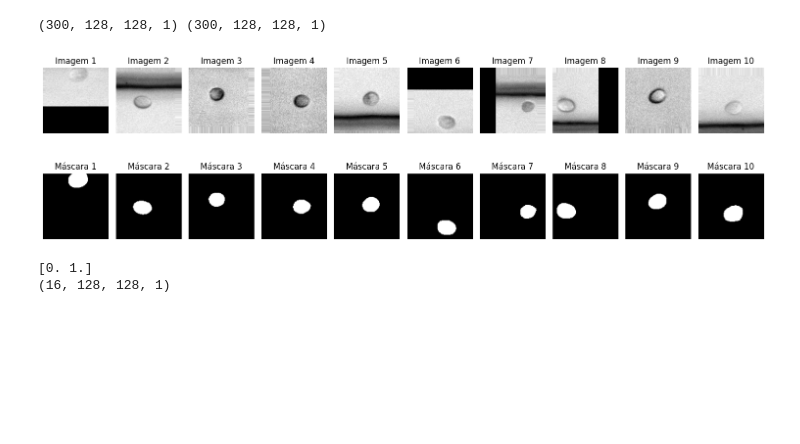
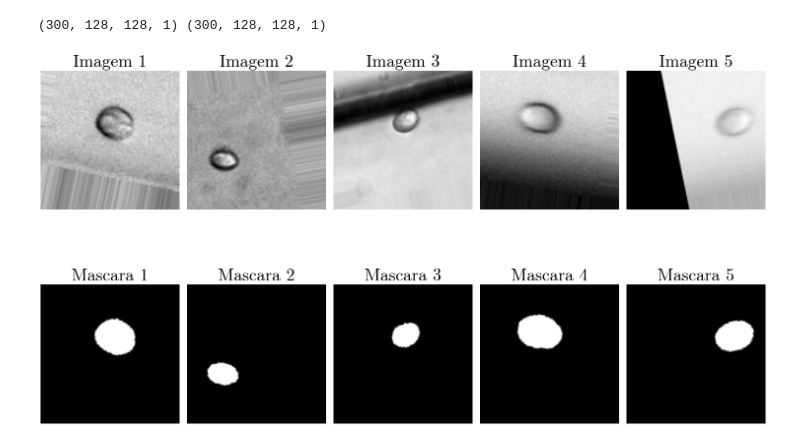
Before and after one commit to walacevale/Portfolio, a Jupyter notebook: Cell_Segmentation/src/create_model(home).ipynb, the cells around one changed output. Saved outputs shown, nothing was run; the diff lists cells and outputs as text; code cells hidden in the pictures; blank space fills up the shorter version.

```diff
--- a/Cell_Segmentation/src/create_model(home).ipynb
+++ b/Cell_Segmentation/src/create_model(home).ipynb
@@ -5,8 +5,10 @@ import matplotlib.pyplot as plt
 from tensorflow.keras.preprocessing.image import ImageDataGenerator
 from tensorflow.keras.optimizers import Adam, SGD, RMSprop, Adagrad
 from tensorflow.keras.callbacks import ReduceLROnPlateau, EarlyStopping
+from tensorflow.keras import mixed_precision
 
-from tensorflow.keras import mixed_precision
+plt.style.use('Style_graph.mplstyle')
+plt.rcParams['text.usetex'] = False
 
 policy = mixed_precision.Policy('float32')
 mixed_precision.set_global_policy(policy)
@@ -30,9 +32,9 @@ print(x_test.shape, y_test.shape)
 (300, 128, 128, 1) (300, 128, 128, 1)
 # %%
 data_gen_args = dict(
-    #rotation_range=15,
-    width_shift_range=0.12,
-    height_shift_range=0.12,
+    rotation_range=15,
+    width_shift_range=0.30, # Evitar treinar apenas com celulas centralizadas
+    height_shift_range=0.30,
     #shear_range=0.1,
     #zoom_range=0.1,
     #brightness_range=(0.8, 1.2),
@@ -41,9 +43,9 @@ data_gen_args = dict(
 )
 
 mask_data_gen_args = dict(
-    #rotation_range=15,
-    width_shift_range=0.12,
-    height_shift_range=0.12,
+    rotation_range=15,
+    width_shift_range=0.30,
+    height_shift_range=0.30,
     #shear_range=0.1,
     #zoom_range=0.1,
     horizontal_flip=True,
@@ -59,16 +61,12 @@ image_generator = image_datagen.flow(
     x_train.astype('float32'),
     batch_size=batch_size,
     seed=42,
-    shuffle=False
+    shuffle=True
 )
 
 mask_generator = mask_datagen.flow(
     y_train.astype('float32'),
     batch_size=batch_size,
     seed=42,
-    shuffle=False
+    shuffle=True
 )
-
-# Combine os geradores em um único gerador que fornece tuples de (imagem, máscara)
-train_generator = zip(image_generator, mask_generator)
-validation_data = (x_test, y_test)
@@ -75,34 +84,32 @@ validation_data = (x_test, y_test)
 # %%
-def plot_images_and_masks(images, masks, num_samples=5):
-    plt.figure(figsize=(15, 5))
+def plot_images_and_masks(image_generator, mask_generator, num_samples=5):
+    plt.figure(figsize=(15, 10))
     for i in range(num_samples):
-        # Obter a próxima imagem e máscara transformada
+
         img_batch = next(image_generator)
         mask_batch = next(mask_generator)
 
-        # Remover a dimensão do batch e do canal para visualização
-        img = img_batch[0, :, :, 0]
+        img = img_batch[0, :, :, 0] # (batch_size, height, width, channels)
         mask = mask_batch[0, :, :, 0]
 
-        # Plotar a imagem
         plt.subplot(2, num_samples, i + 1)
         plt.imshow(img, cmap='gray')
         plt.title(f"Imagem {i + 1}")
         plt.axis('off')
 
-        # Plotar a máscara
+
         plt.subplot(2, num_samples, num_samples + i + 1)
         plt.imshow(mask, cmap='gray')
-        plt.title(f"Máscara {i + 1}")
+        plt.title(f"Mascara {i + 1}")
         plt.axis('off')
 
     plt.tight_layout()
     plt.show()
 
 # Plotar 5 amostras de imagens e máscaras transformadas
-plot_images_and_masks(image_generator, mask_generator, num_samples=10)
+plot_images_and_masks(image_generator, mask_generator, num_samples=5)
 # %% [output]
-[figure, old version]
+[figure, new version]
 # %%
 model = unet_reduzida()
 model.compile(optimizer = Adam(learning_rate=1e-4), loss = dice_loss, metrics=[dice_coefficient])
@@ -120,22 +127,4 @@ reduce_lr = ReduceLROnPlateau(
     min_lr=1e-6)
-# %%
-def generator():
-    while True:
-        img_batch = next(image_generator)
-        mask_batch = next(mask_generator)
-        mask_batch = np.where(mask_batch > 0.5, 1, 0).astype('float32')
-
-        yield img_batch, mask_batch
-
-
-train_generator = generator()
-
-ii, mm = next(train_generator)
-print(np.unique(mm[0, :, :, 0]))
-print(np.shape(ii))
-# %% [output]
-[0. 1.]
-(16, 128, 128, 1)
 # %%
 steps_per_epoch = len(x_train) // batch_size
 history = model.fit(
```
Also changed, not shown: parts of 9 cells of this notebook, 8 other files.
